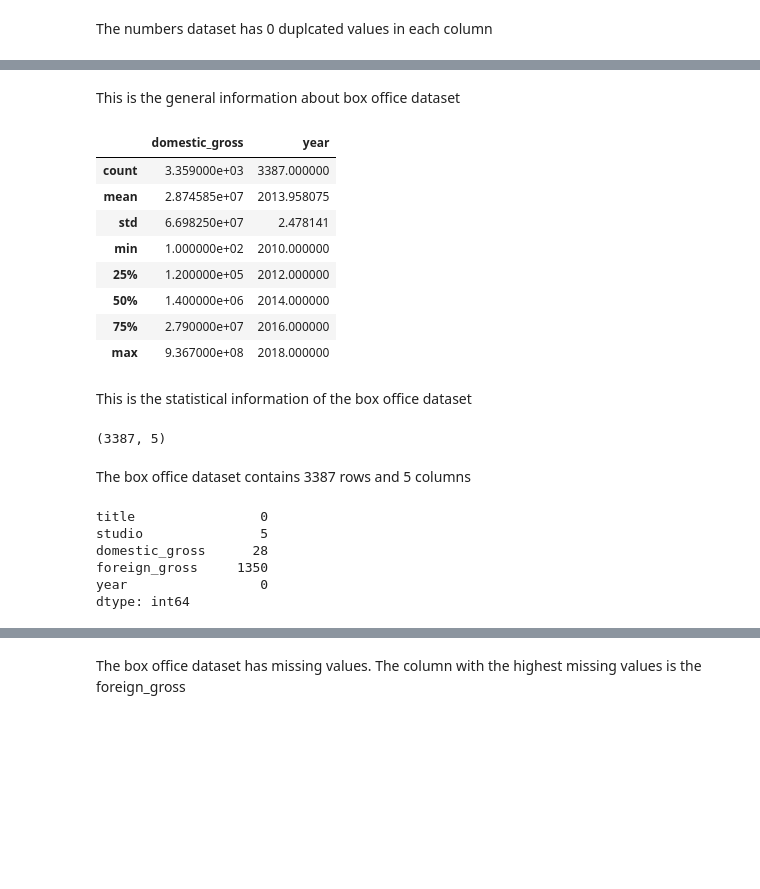
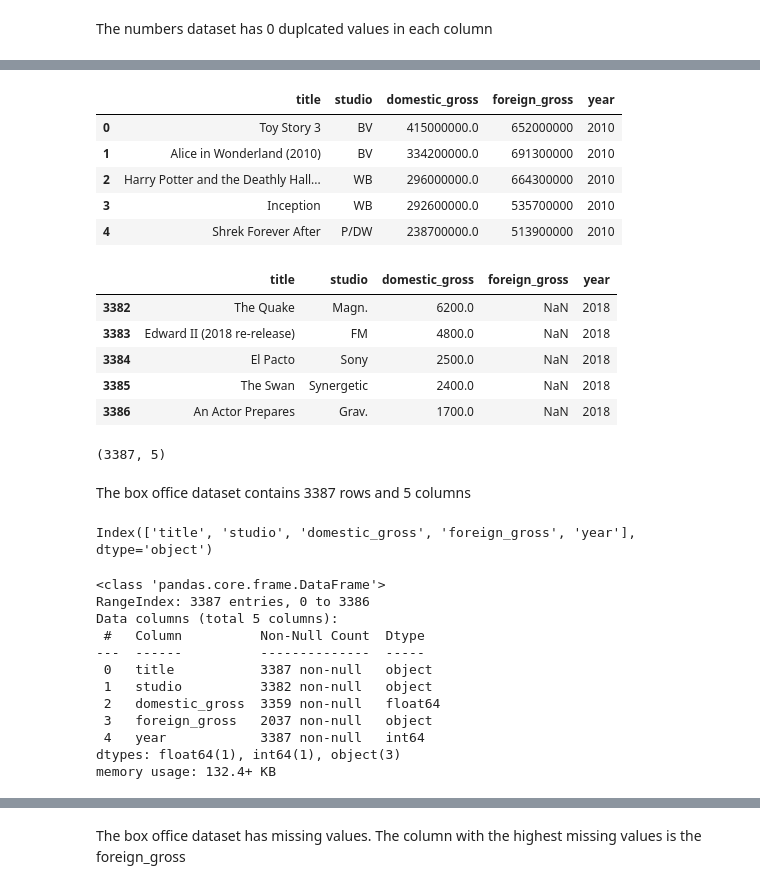
Before and after one commit to kaula12/GroupTwo_PhaseTwo_Project, a Jupyter notebook: student.ipynb, the cells around one changed output, grey strips where cells are left out. Cells and saved outputs as stored; diff of their text form; code cells hidden in the pictures; blank space fills up the shorter version.

Commit message:
updating notebook documentation and data insights

```diff
--- a/student.ipynb
+++ b/student.ipynb
@@ -163,31 +202,48 @@ memory usage: 132.4+ KB
-# %% [markdown]
-This is the general information about box office dataset
-# %%
-box_office.describe()
-# %% [output]
-|  | domestic_gross | year |
-| count | 3.359000e+03 | 3387.000000 |
-| mean | 2.874585e+07 | 2013.958075 |
-| std | 6.698250e+07 | 2.478141 |
-| min | 1.000000e+02 | 2010.000000 |
-| 25% | 1.200000e+05 | 2012.000000 |
-| 50% | 1.400000e+06 | 2014.000000 |
-| 75% | 2.790000e+07 | 2016.000000 |
-| max | 9.367000e+08 | 2018.000000 |
-# %% [markdown]
-This is the statistical information of the box office dataset
-# %%
-box_office.shape
-# %% [output]
-(3387, 5)
+# %%
+# Display the first five rows of the dataframe
+box_office.head(5)
+# %% [output]
+|  | title | studio | domestic_gross | foreign_gross | year |
+| 0 | Toy Story 3 | BV | 415000000.0 | 652000000 | 2010 |
+| 1 | Alice in Wonderland (2010) | BV | 334200000.0 | 691300000 | 2010 |
+| 2 | Harry Potter and the Deathly Hall... | WB | 296000000.0 | 664300000 | 2010 |
+| 3 | Inception | WB | 292600000.0 | 535700000 | 2010 |
+| 4 | Shrek Forever After | P/DW | 238700000.0 | 513900000 | 2010 |
+# %%
+# Display the last five rows of the dataframe
+box_office.tail(5)
+# %% [output]
+|  | title | studio | domestic_gross | foreign_gross | year |
+| 3382 | The Quake | Magn. | 6200.0 | NaN | 2018 |
+| 3383 | Edward II (2018 re-release) | FM | 4800.0 | NaN | 2018 |
+| 3384 | El Pacto | Sony | 2500.0 | NaN | 2018 |
+| 3385 | The Swan | Synergetic | 2400.0 | NaN | 2018 |
+| 3386 | An Actor Prepares | Grav. | 1700.0 | NaN | 2018 |
+# %%
+#Checking the shape of the dataframe
+box_office.shape
+# %% [output]
+(3387, 5)
 # %% [markdown]
 The box office dataset contains 3387 rows and 5 columns
-# %%
-box_office.isna().sum()
-# %% [output]
-title                0
-studio               5
-domestic_gross      28
-foreign_gross     1350
-year                 0
-dtype: int64
+# %%
+# Checking all the columns in the dataframe
+box_office.columns
+# %% [output]
+Index(['title', 'studio', 'domestic_gross', 'foreign_gross', 'year'], dtype='object')
+# %%
+# Getting summary information about the dataframe
+box_office.info()
+# %% [output]
+<class 'pandas.core.frame.DataFrame'>
+RangeIndex: 3387 entries, 0 to 3386
+Data columns (total 5 columns):
+ #   Column          Non-Null Count  Dtype
+---  ------          --------------  -----
+ 0   title           3387 non-null   object
+ 1   studio          3382 non-null   object
+ 2   domestic_gross  3359 non-null   float64
+ 3   foreign_gross   2037 non-null   object
+ 4   year            3387 non-null   int64
+dtypes: float64(1), int64(1), object(3)
+memory usage: 132.4+ KB
```
Also changed, not shown: parts of 118 cells of this notebook.
